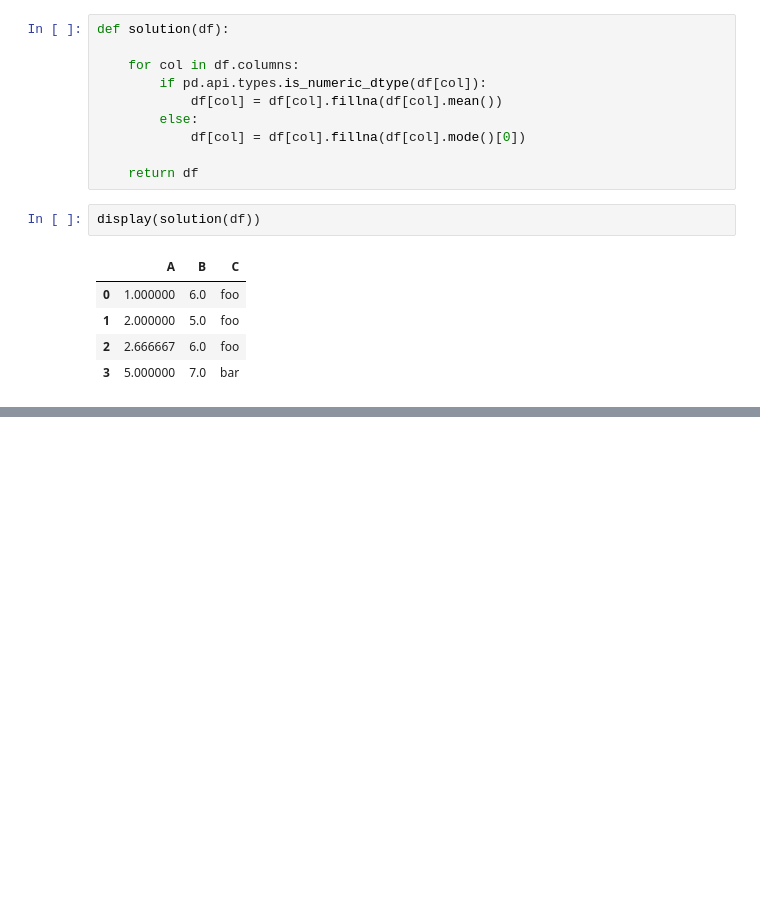
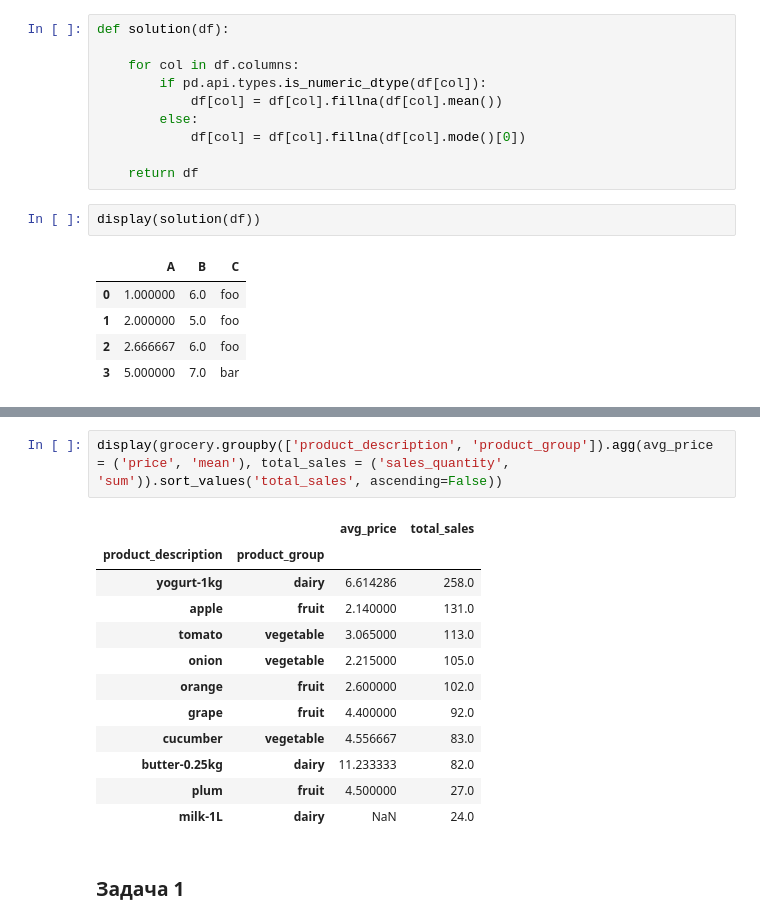
Before and after one commit to WhisperingDreamer/ML-courses, a Jupyter notebook: Pandas/1Introduction.ipynb, the cells around one changed output, grey strips where cells are left out. Saved outputs shown, nothing was run; the diff lists cells and outputs as text; blank space fills up the shorter version.

```diff
--- a/Pandas/1Introduction.ipynb
+++ b/Pandas/1Introduction.ipynb
@@ -1537,0 +1614,17 @@ display(solution(df))
+# %%
+display(grocery.groupby(['product_description', 'product_group']).agg(avg_price = ('price', 'mean'), total_sales = ('sales_quantity', 'sum')).sort_values('total_sales', ascending=False))
+# %% [output]
+|  |  | avg_price | total_sales |
+| product_description | product_group |  |  |
+| yogurt-1kg | dairy | 6.614286 | 258.0 |
+| apple | fruit | 2.140000 | 131.0 |
+| tomato | vegetable | 3.065000 | 113.0 |
+| onion | vegetable | 2.215000 | 105.0 |
+| orange | fruit | 2.600000 | 102.0 |
+| grape | fruit | 4.400000 | 92.0 |
+| cucumber | vegetable | 4.556667 | 83.0 |
+| butter-0.25kg | dairy | 11.233333 | 82.0 |
+| plum | fruit | 4.500000 | 27.0 |
+| milk-1L | dairy | NaN | 24.0 |
+# %% [markdown]
+### Задача 1
```
Also changed, not shown: parts of 29 cells of this notebook, 1 other file.
